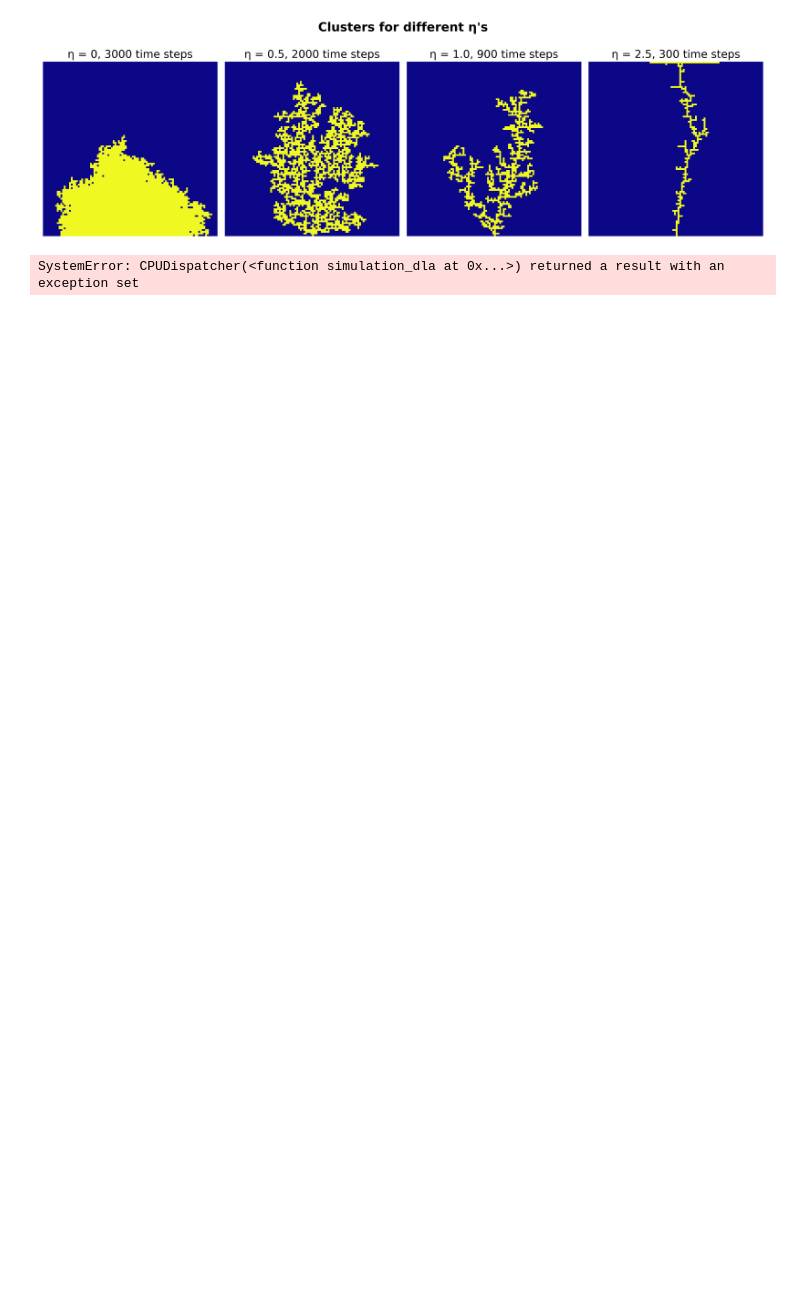
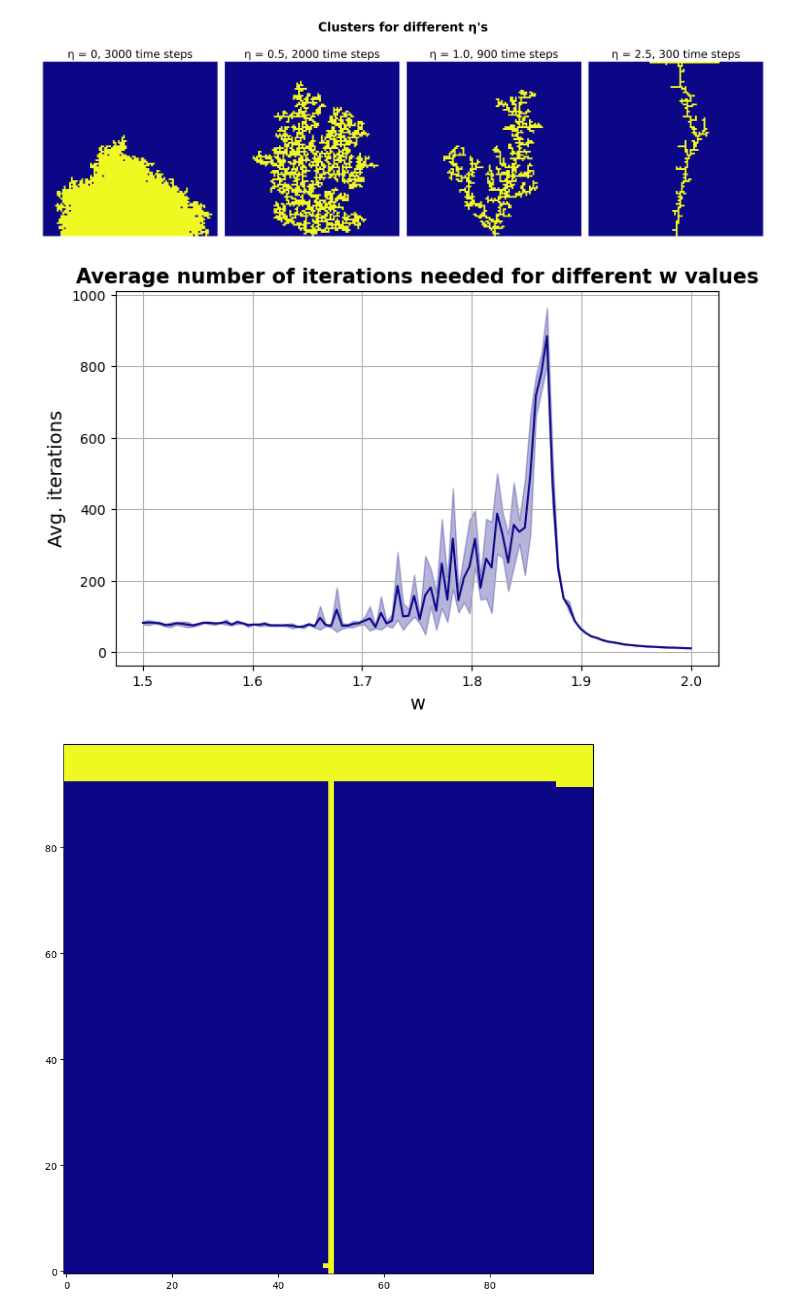
Before and after one commit to francescotiepolo/scientific_computing_assignment2, a Jupyter notebook: Question_A_fig.ipynb, the cells around one changed output. Cells and saved outputs as stored; diff of their text form; code cells hidden in the pictures; blank space fills up the shorter version.

```diff
--- a/Question_A_fig.ipynb
+++ b/Question_A_fig.ipynb
@@ -51,30 +50,38 @@ plt.show()
 # %%
 # Investigate the effect of w on the time needed to grow the cluster
 
-w_list = np.linspace(1.4, 2.0, 20) # Different w values
+w_list = np.linspace(1.5, 2.0, 100) # Different w values
 iters = []
 
 for index, w in enumerate(w_list): # Loop over different w values
     iters.append([])
     for _ in range(3): # Repeat the simulation 5 times to get the average time
-        c, cluster, avg_iter = simulation_dla(grid_size=(100, 100), steps=100, eta=1, w=w)
+        c, cluster, avg_iter = simulation_dla(grid_size=(100, 100), steps=500, eta=1, w=w)
         iters[index].append(avg_iter) # Save the time needed
 
+# Calculate the mean and standard deviation of the number of iter. needed for each w
+mean_iters = np.mean(iters, axis=1)
+std_iters = np.std(iters, axis=1)
+
 # Plot the results
+cmap = plt.colormaps["plasma"]
+line_color = cmap(0)
 plt.figure(figsize=(8, 5))
-plt.errorbar(w_list, np.mean(iters, axis=1), yerr=np.std(iters, axis=1), fmt='o-', color='black', capsize=5)
+plt.plot(w_list, mean_iters, label='Avg. Iterations', color=line_color)
+plt.fill_between(w_list, mean_iters - std_iters, mean_iters + std_iters, color=line_color, alpha=0.3, label='Confidence Interval')
 plt.xlabel('w', fontsize=14)
 plt.ylabel('Avg. iterations', fontsize=14)
-plt.title('Average number of iterations needed for different w values', fontsize=16)
+plt.title('Average number of iterations needed for different w values', fontsize=15, fontweight='semibold')
 plt.grid()
 save_path = os.path.join(save_folder, f'Question A - w.png')
 plt.savefig(save_path, dpi=300)
 plt.show()
 
 # Show the (anomalous) resulting cluster for high w
 c, cluster, avg_iter = simulation_dla(grid_size=(100, 100), steps=800, eta=1, w=2)
 plt.figure(figsize=(10, 10))
 plt.imshow(cluster, origin='lower', cmap='plasma')
 plt.show()
 # %% [output]
-SystemError: CPUDispatcher(<function simulation_dla at 0x...>) returned a result with an exception set
+[figure, added]
+[figure, added]
```
Also changed, not shown: parts of 2 cells of this notebook, 2 other files.
